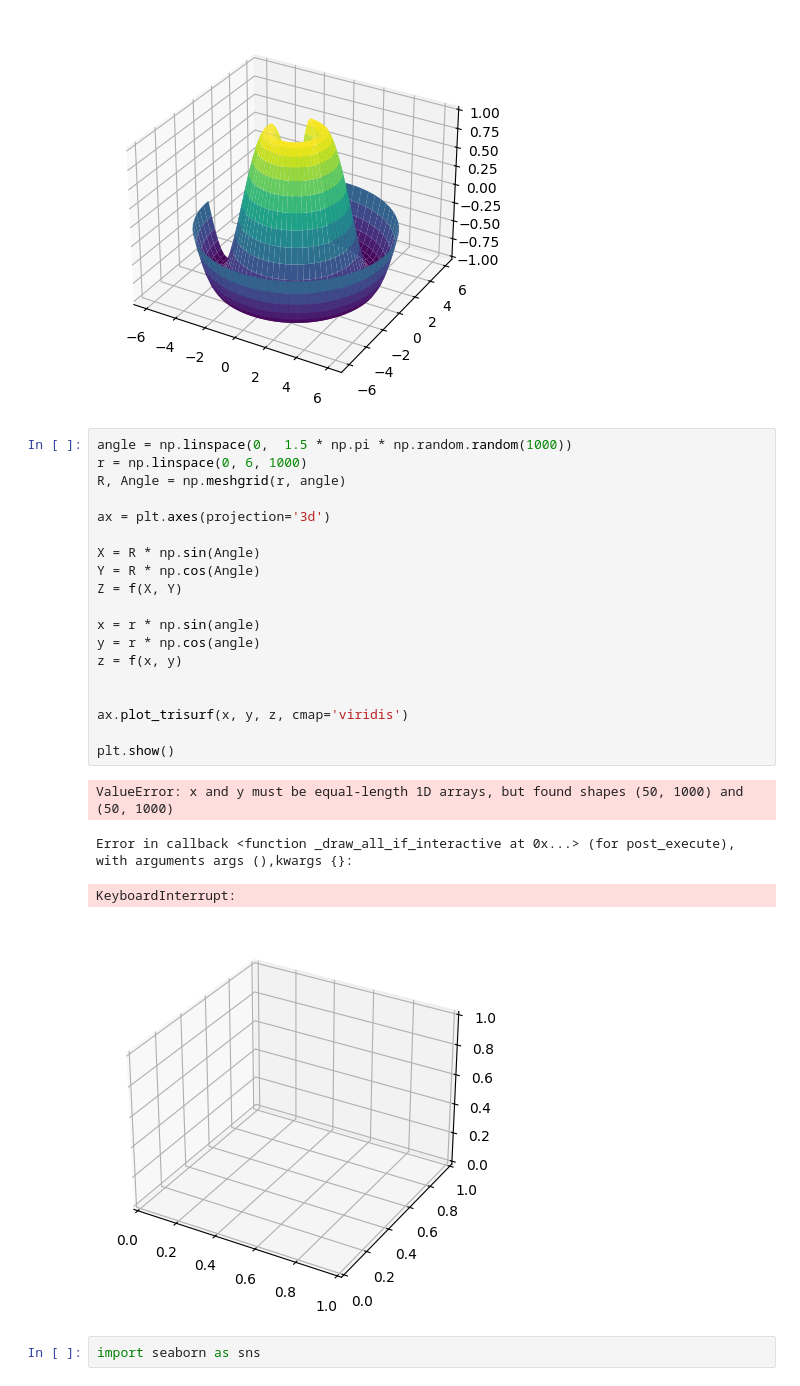
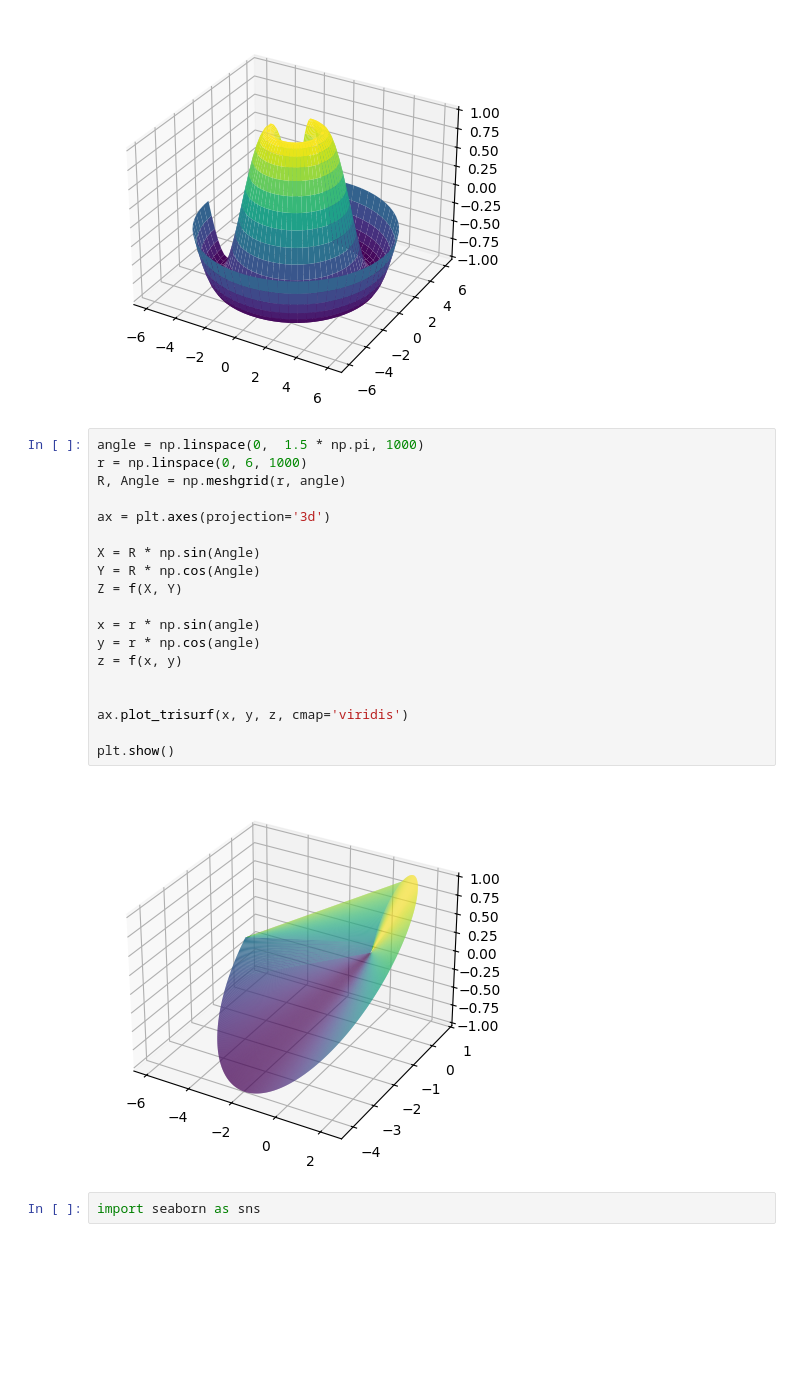
Before and after one commit to prel-c/Python-course, a Jupyter notebook: LK14.ipynb, the cells around one changed output. Drawn from its saved outputs; the diff is of its cells as text; blank space fills up the shorter version.

```diff
--- a/LK14.ipynb
+++ b/LK14.ipynb
@@ -61,29 +61,26 @@ plt.show()
 # %% [output]
 [figure]
 # %%
-angle = np.linspace(0,  1.5 * np.pi * np.random.random(1000))
+angle = np.linspace(0,  1.5 * np.pi, 1000)
 r = np.linspace(0, 6, 1000)
 R, Angle = np.meshgrid(r, angle)
 
 ax = plt.axes(projection='3d')
 
 X = R * np.sin(Angle)
 Y = R * np.cos(Angle)
 Z = f(X, Y)
 
 x = r * np.sin(angle)
 y = r * np.cos(angle)
 z = f(x, y)
 
 
 ax.plot_trisurf(x, y, z, cmap='viridis')
 
 plt.show()
 # %% [output]
-ValueError: x and y must be equal-length 1D arrays, but found shapes (50, 1000) and (50, 1000)
-Error in callback <function _draw_all_if_interactive at 0x...> (for post_execute), with arguments args (),kwargs {}:
-KeyboardInterrupt:
-[figure, old version]
+[figure, new version]
 # %%
 import seaborn as sns
 # %%
```
Also changed, not shown: parts of 1 cell of this notebook.
